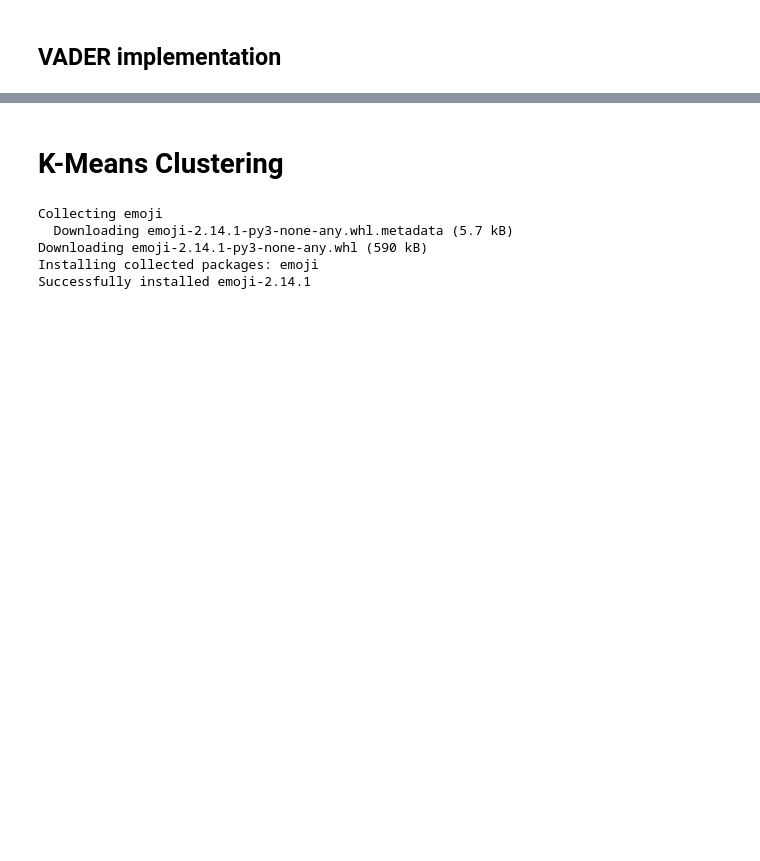
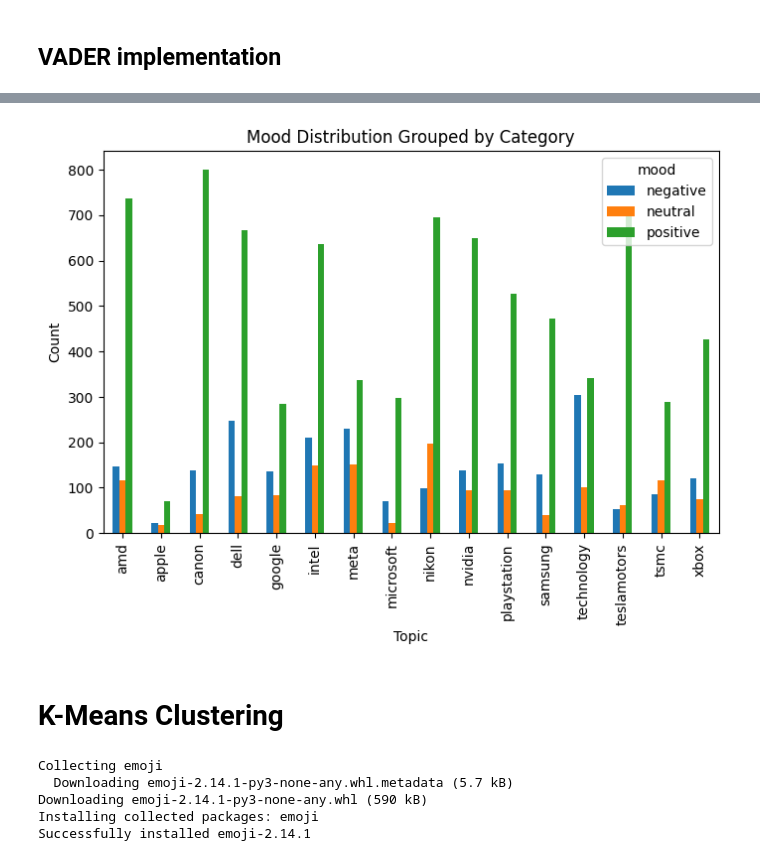
Before and after one commit to ParnaviSen03/Sentiment_Analysis_Twitter_Reddit, a Jupyter notebook: Sentiment_Analysis.ipynb, the cells around one changed output, grey strips where cells are left out. Saved outputs shown, nothing was run; the diff lists cells and outputs as text; code cells hidden in the pictures; blank space fills up the shorter version.

```diff
--- a/Sentiment_Analysis.ipynb
+++ b/Sentiment_Analysis.ipynb
@@ -239,3 +282,7 @@ Text(0.5, 1.0, 'Mood Distribution Grouped by Category')
+# %%
+plot_mood_by_topic(df2)
+# %% [output]
+[figure, added]
 # %% [markdown]
 # K-Means Clustering
 # %%
```
Also changed, not shown: parts of 60 cells of this notebook.
